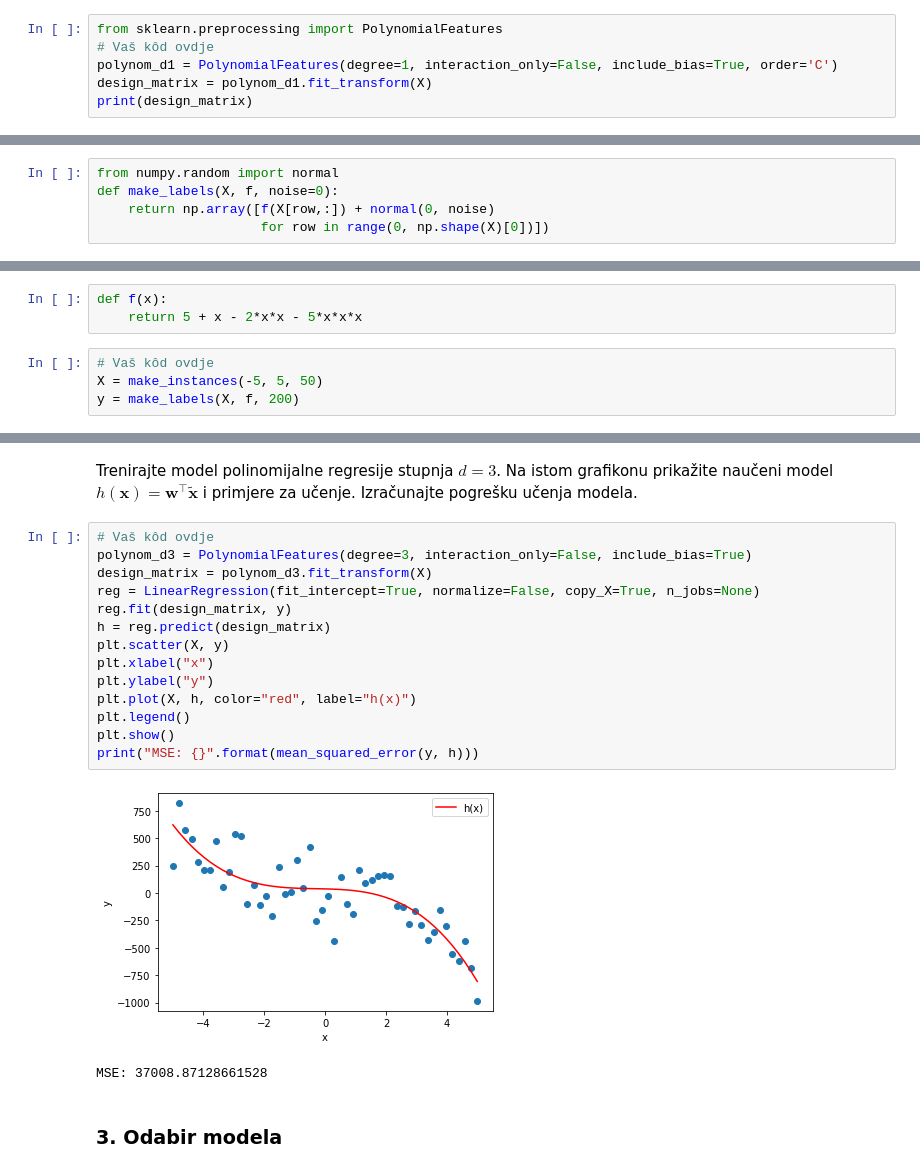
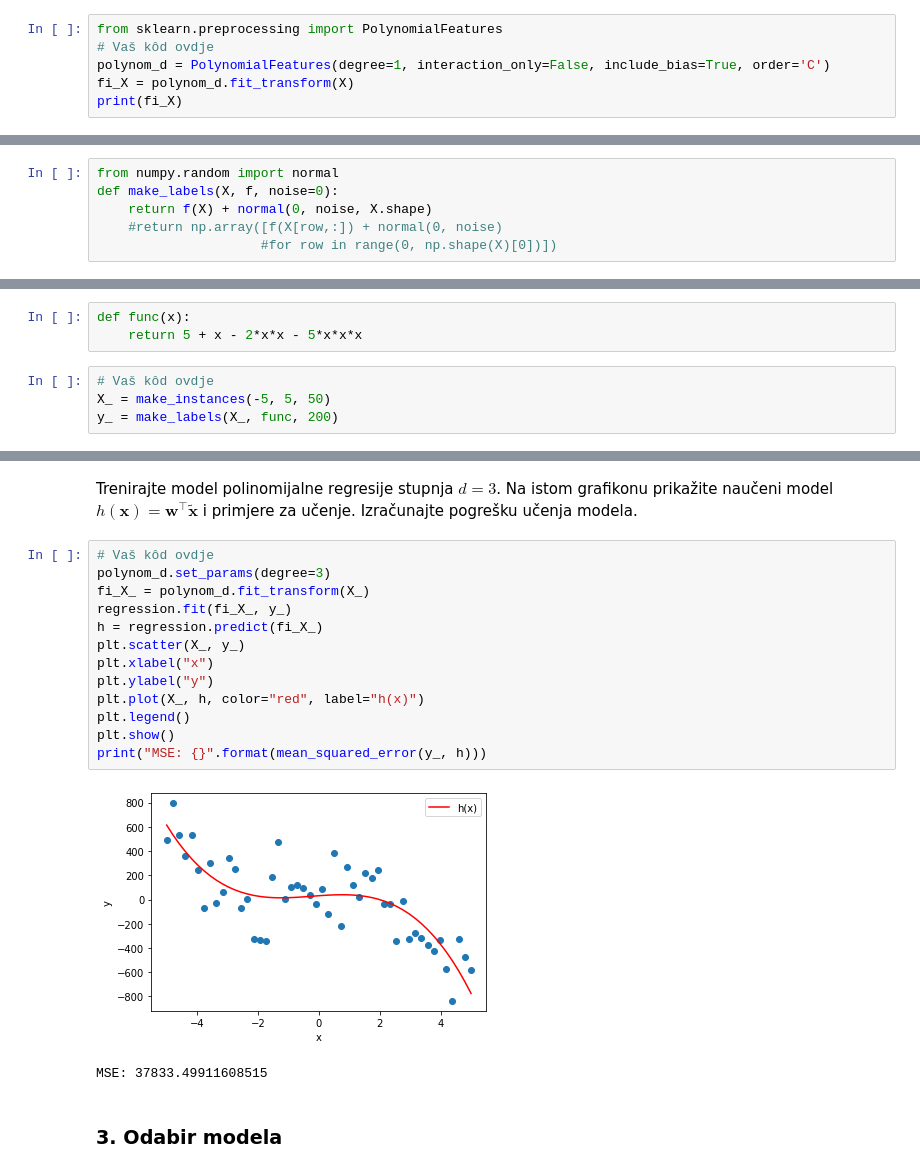
Before and after one commit to dbrcina/SU-FER-2020-21, a Jupyter notebook: SU-2020-LAB01-0036506587.ipynb, the cells around one changed output, grey strips where cells are left out. Saved outputs shown, nothing was run; the diff lists cells and outputs as text.

```diff
--- a/SU-2020-LAB01-0036506587.ipynb
+++ b/SU-2020-LAB01-0036506587.ipynb
@@ -51,9 +49,9 @@ Proučite funkciju [`PolynomialFeatures`](http://scikit-learn.org/stable/modules
 # %%
 from sklearn.preprocessing import PolynomialFeatures
 # Vaš kôd ovdje
-polynom_d1 = PolynomialFeatures(degree=1, interaction_only=False, include_bias=True, order='C')
-design_matrix = polynom_d1.fit_transform(X)
-print(design_matrix)
+polynom_d = PolynomialFeatures(degree=1, interaction_only=False, include_bias=True, order='C')
+fi_X = polynom_d.fit_transform(X)
+print(fi_X)
 # %% [output]
 [[1. 0.]
  [1. 1.]
@@ -167,18 +164,19 @@ Generirajte skup za učenje od $N=50$ primjera uniformno distribuiranih u interv
 # %%
 from numpy.random import normal
 def make_labels(X, f, noise=0):
-    return np.array([f(X[row,:]) + normal(0, noise)
-                     for row in range(0, np.shape(X)[0])])
+    return f(X) + normal(0, noise, X.shape)
+    #return np.array([f(X[row,:]) + normal(0, noise)
+                     #for row in range(0, np.shape(X)[0])])
 # %%
 def make_instances(x1, x2, N) :
     return np.array([np.array([x]) for x in np.linspace(x1,x2,N)])
 # %%
-def f(x):
+def func(x):
     return 5 + x - 2*x*x - 5*x*x*x
 # %%
 # Vaš kôd ovdje
-X = make_instances(-5, 5, 50)
-y = make_labels(X, f, 200)
+X_ = make_instances(-5, 5, 50)
+y_ = make_labels(X_, func, 200)
 # %% [markdown]
 Prikažite taj skup funkcijom [`scatter`](http://matplotlib.org/api/pyplot_api.html#matplotlib.pyplot.scatter).
 # %%
@@ -195,21 +193,20 @@ Text(0, 0.5, 'y')
 Trenirajte model polinomijalne regresije stupnja $d=3$. Na istom grafikonu prikažite naučeni model $h(\mathbf{x})=\mathbf{w}^\intercal\tilde{\mathbf{x}}$ i primjere za učenje. Izračunajte pogrešku učenja modela.
 # %%
 # Vaš kôd ovdje
-polynom_d3 = PolynomialFeatures(degree=3, interaction_only=False, include_bias=True)
-design_matrix = polynom_d3.fit_transform(X)
-reg = LinearRegression(fit_intercept=True, normalize=False, copy_X=True, n_jobs=None)
-reg.fit(design_matrix, y)
-h = reg.predict(design_matrix)
-plt.scatter(X, y)
+polynom_d.set_params(degree=3)
+fi_X_ = polynom_d.fit_transform(X_)
+regression.fit(fi_X_, y_)
+h = regression.predict(fi_X_)
+plt.scatter(X_, y_)
 plt.xlabel("x")
 plt.ylabel("y")
-plt.plot(X, h, color="red", label="h(x)")
+plt.plot(X_, h, color="red", label="h(x)")
 plt.legend()
 plt.show()
-print("MSE: {}".format(mean_squared_error(y, h)))
+print("MSE: {}".format(mean_squared_error(y_, h)))
 # %% [output]
-[figure, old version]
+[figure, new version]
-MSE: 37008.87128661528
+MSE: 37833.49911608515
 # %% [markdown]
 ### 3. Odabir modela
 # %% [markdown]
```
Also changed, not shown: parts of 30 cells of this notebook.
